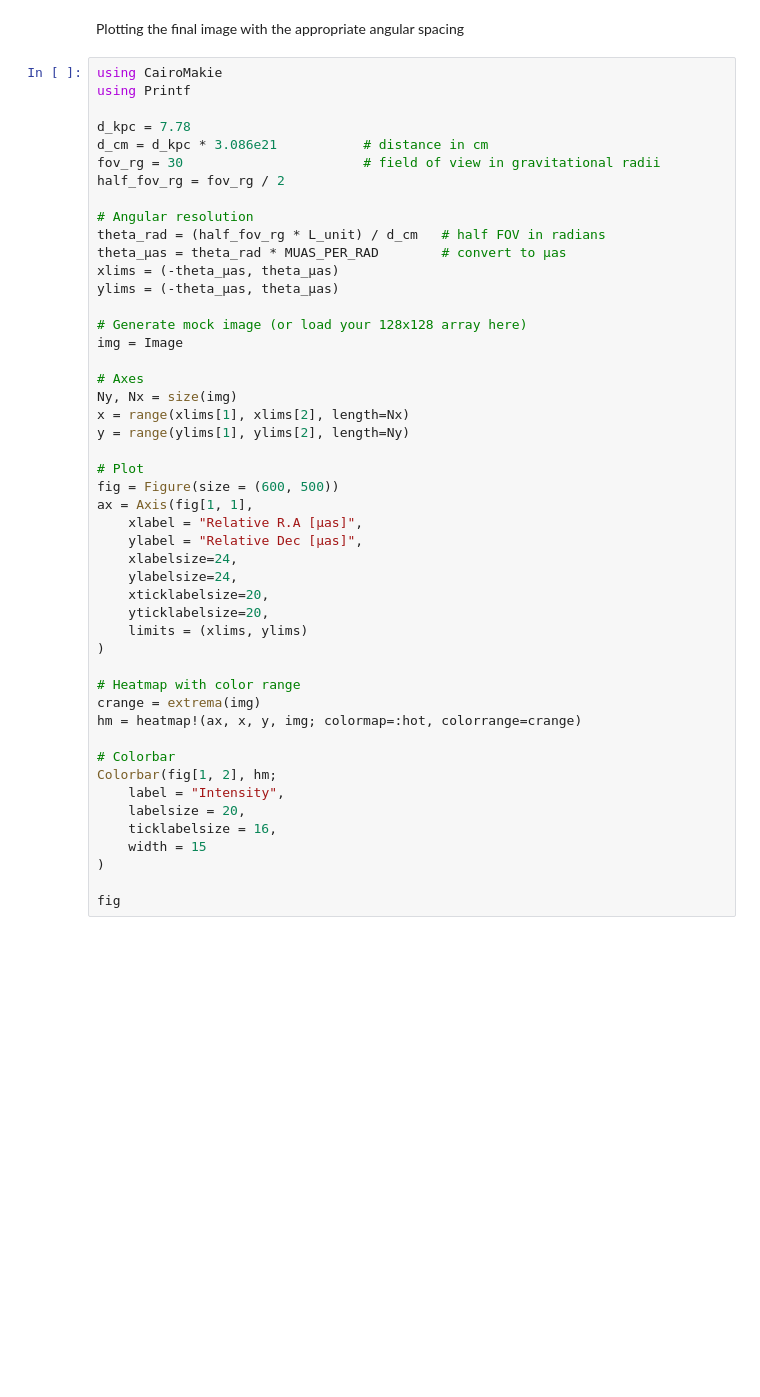
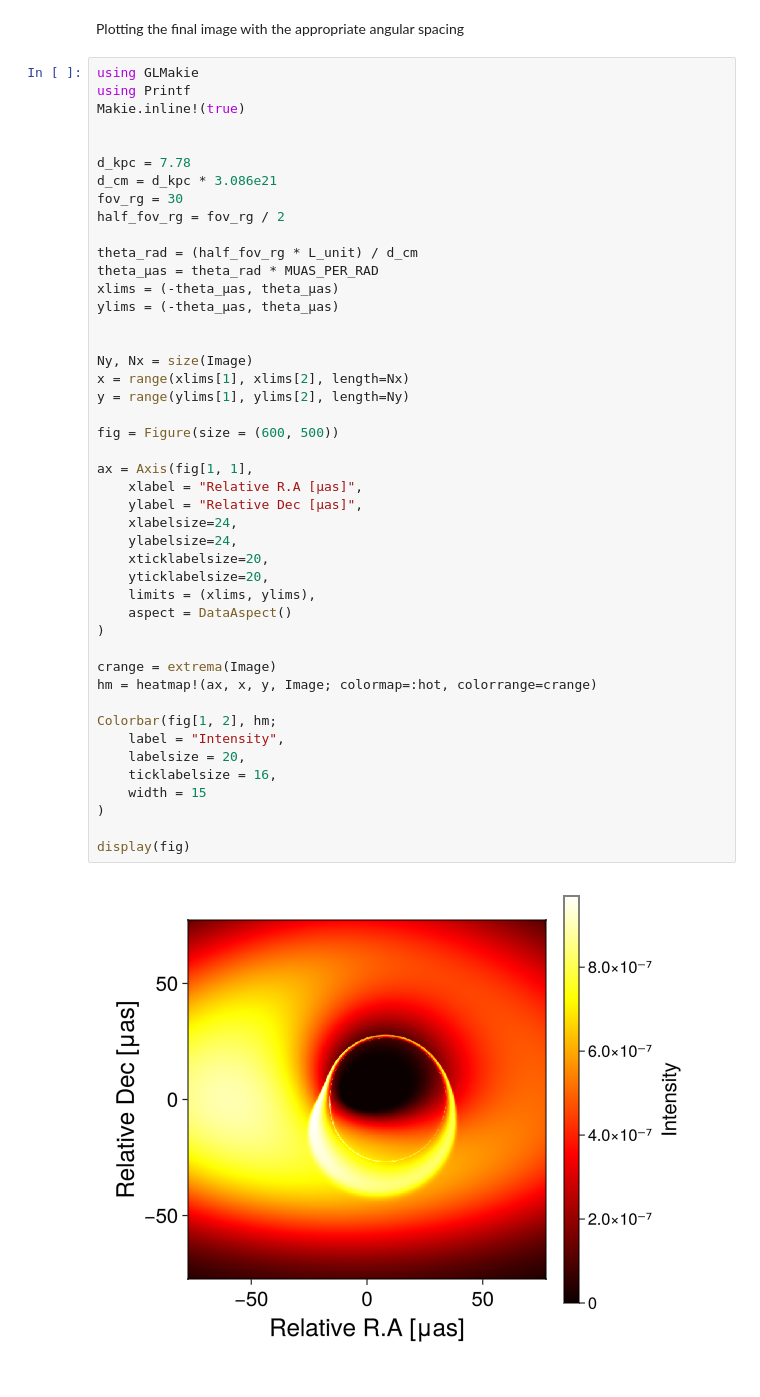
Before and after one commit to zzlphysics/Jipole, a Jupyter notebook: notebooks/GenerateImages.ipynb, the cells around one changed output. Cells and saved outputs as stored; diff of their text form; blank space fills up the shorter version.

```diff
--- a/notebooks/GenerateImages.ipynb
+++ b/notebooks/GenerateImages.ipynb
@@ -194,50 +212,49 @@ nuLnu = 4.307320010024429e32
 # %% [markdown]
 Plotting the final image with the appropriate angular spacing
 # %%
-using CairoMakie
+using GLMakie
 using Printf
+Makie.inline!(true)
+
 
 d_kpc = 7.78
-d_cm = d_kpc * 3.086e21           # distance in cm
-fov_rg = 30                       # field of view in gravitational radii
+d_cm = d_kpc * 3.086e21
+fov_rg = 30
 half_fov_rg = fov_rg / 2
 
-# Angular resolution
-theta_rad = (half_fov_rg * L_unit) / d_cm   # half FOV in radians
-theta_μas = theta_rad * MUAS_PER_RAD        # convert to μas
+theta_rad = (half_fov_rg * L_unit) / d_cm
+theta_μas = theta_rad * MUAS_PER_RAD
 xlims = (-theta_μas, theta_μas)
 ylims = (-theta_μas, theta_μas)
 
-# Generate mock image (or load your 128x128 array here)
-img = Image
 
-# Axes
-Ny, Nx = size(img)
+Ny, Nx = size(Image)
 x = range(xlims[1], xlims[2], length=Nx)
 y = range(ylims[1], ylims[2], length=Ny)
 
-# Plot
 fig = Figure(size = (600, 500))
+
 ax = Axis(fig[1, 1],
     xlabel = "Relative R.A [μas]",
     ylabel = "Relative Dec [μas]",
     xlabelsize=24,
     ylabelsize=24,
     xticklabelsize=20,
     yticklabelsize=20,
-    limits = (xlims, ylims)
+    limits = (xlims, ylims),
+    aspect = DataAspect()
 )
 
-# Heatmap with color range
-crange = extrema(img)
-hm = heatmap!(ax, x, y, img; colormap=:hot, colorrange=crange)
+crange = extrema(Image)
+hm = heatmap!(ax, x, y, Image; colormap=:hot, colorrange=crange)
 
-# Colorbar
 Colorbar(fig[1, 2], hm;
     label = "Intensity",
     labelsize = 20,
     ticklabelsize = 16,
     width = 15
 )
 
-fig
+display(fig)
+# %% [output]
+[figure, added]
```
Also changed, not shown: parts of 9 cells of this notebook, 3 other files.
